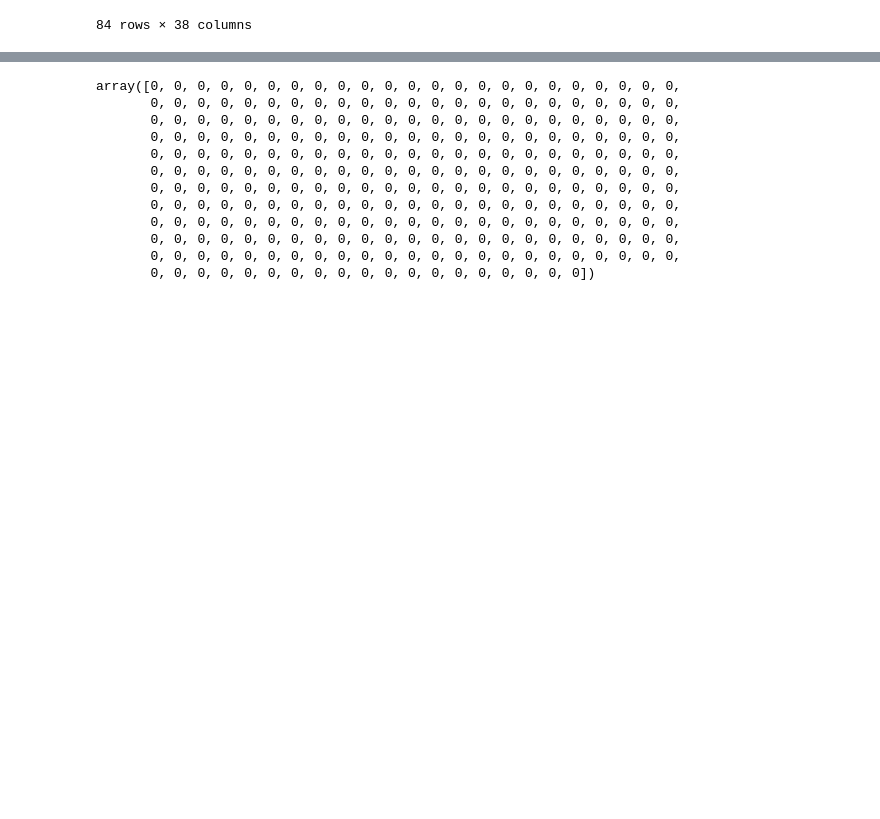
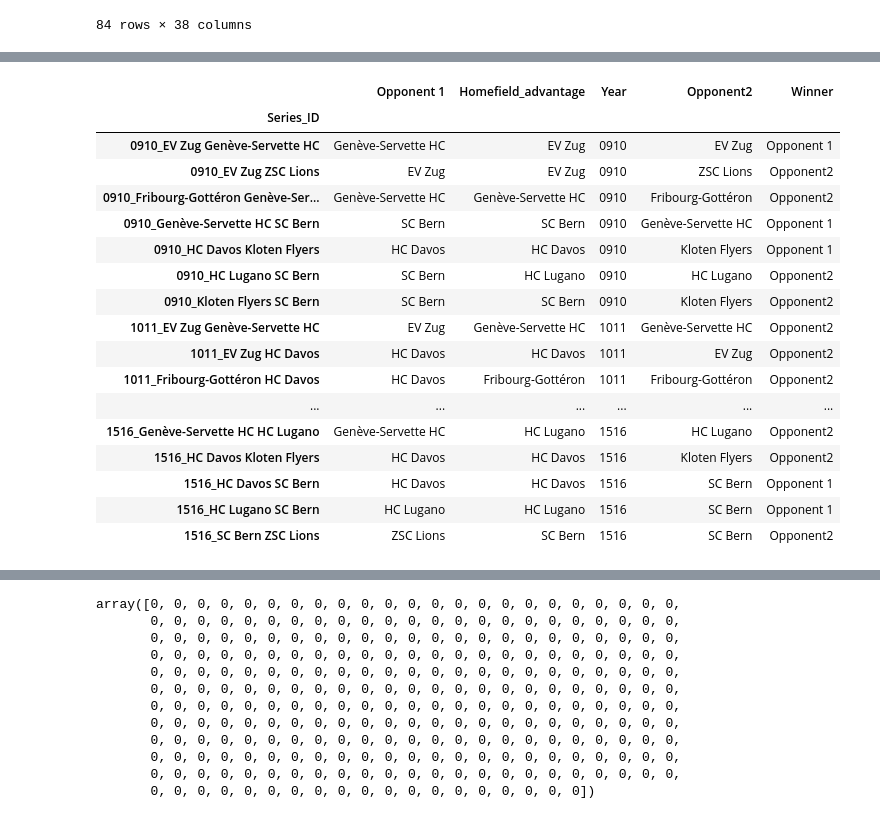
Before and after one commit to Gronlaen/swiss-ice-hockey-playoffs-prediction, a Jupyter notebook: Team_Regular_Analysis.ipynb, the cells around one changed output, grey strips where cells are left out. Cells and saved outputs as stored; diff of their text form; code cells hidden in the pictures; blank space fills up the shorter version.

Commit message:
created the playoff series dataframe

```diff
--- a/Team_Regular_Analysis.ipynb
+++ b/Team_Regular_Analysis.ipynb
@@ -171,4 +153,57 @@ Index(['index', 'GF', 'SOG', 'S%', 'SOG/GP', 'PK SI', 'PK SI/GP', 'PK GA',
       dtype='object')
+# %%
+PO_path = 'Data/Team/Rankings/by_match/playoff/*'
+df_match = []
+
+for file in glob.iglob(PO_path):
+    f = pd.read_csv(file, ';')
+    f['Year'] = file[36:40]
+    df_match.append(f)
+
+df_match = pd.concat(df_match)
+df_match = df_match[['Home', 'Away', 'Resultat', 'Year']]
+df_match['Result'] = [ 'h' if x[1] > x[3] else 'a' for x in df_match["Resultat"]]
+#df_match['Series_ID'] = df_match['Year']+'_'+set([df_match['Home'], df_match['Away']])
+#df_match['Series_ID'] = [0]*len(df_match)
+# %%
+df_match['Series_ID'] = df_match.apply(lambda x: x.Year + '_' + ' '.join(sorted([x.Home, x.Away])), axis=1)
+# %%
+play_off_series = df_match.groupby('Series_ID').agg({
+    'Year': {
+        'Year': 'first'
+    },
+    'Home': {
+        'Homefield_advantage': lambda x: x.value_counts().index[0],
+        'Opponent 1': 'first'
+    },
+    'Away': {
+        'Opponent2': 'first'
+    },
+    'Result': {
+        'Winner': lambda x: 'Opponent 1' if x.value_counts().index[0]=='h' else 'Opponent2'
+    }
+})
+play_off_series.columns = play_off_series.columns.droplevel()
+play_off_series
+# %% [output]
+|  | Opponent 1 | Homefield_advantage | Year | Opponent2 | Winner |
+| Series_ID |  |  |  |  |  |
+| 0910_EV Zug Genève-Servette HC | Genève-Servette HC | EV Zug | 0910 | EV Zug | Opponent 1 |
+| 0910_EV Zug ZSC Lions | EV Zug | EV Zug | 0910 | ZSC Lions | Opponent2 |
+| 0910_Fribourg-Gottéron Genève-Ser... | Genève-Servette HC | Genève-Servette HC | 0910 | Fribourg-Gottéron | Opponent2 |
+| 0910_Genève-Servette HC SC Bern | SC Bern | SC Bern | 0910 | Genève-Servette HC | Opponent 1 |
+| 0910_HC Davos Kloten Flyers | HC Davos | HC Davos | 0910 | Kloten Flyers | Opponent 1 |
+| 0910_HC Lugano SC Bern | SC Bern | HC Lugano | 0910 | HC Lugano | Opponent2 |
+| 0910_Kloten Flyers SC Bern | SC Bern | SC Bern | 0910 | Kloten Flyers | Opponent2 |
+| 1011_EV Zug Genève-Servette HC | EV Zug | Genève-Servette HC | 1011 | Genève-Servette HC | Opponent2 |
+| 1011_EV Zug HC Davos | HC Davos | HC Davos | 1011 | EV Zug | Opponent2 |
+| 1011_Fribourg-Gottéron HC Davos | HC Davos | Fribourg-Gottéron | 1011 | Fribourg-Gottéron | Opponent2 |
+| ... | ... | ... | ... | ... | ... |
+| 1516_Genève-Servette HC HC Lugano | Genève-Servette HC | HC Lugano | 1516 | HC Lugano | Opponent2 |
+| 1516_HC Davos Kloten Flyers | HC Davos | HC Davos | 1516 | Kloten Flyers | Opponent2 |
+| 1516_HC Davos SC Bern | HC Davos | HC Davos | 1516 | SC Bern | Opponent 1 |
+| 1516_HC Lugano SC Bern | HC Lugano | HC Lugano | 1516 | SC Bern | Opponent 1 |
+| 1516_SC Bern ZSC Lions | ZSC Lions | SC Bern | 1516 | SC Bern | Opponent2 |
 # %%
 PO_path = 'Data/Team/Rankings/by_match/playoff/*'
 df_match = []
```
Also changed, not shown: parts of 4 cells of this notebook.
